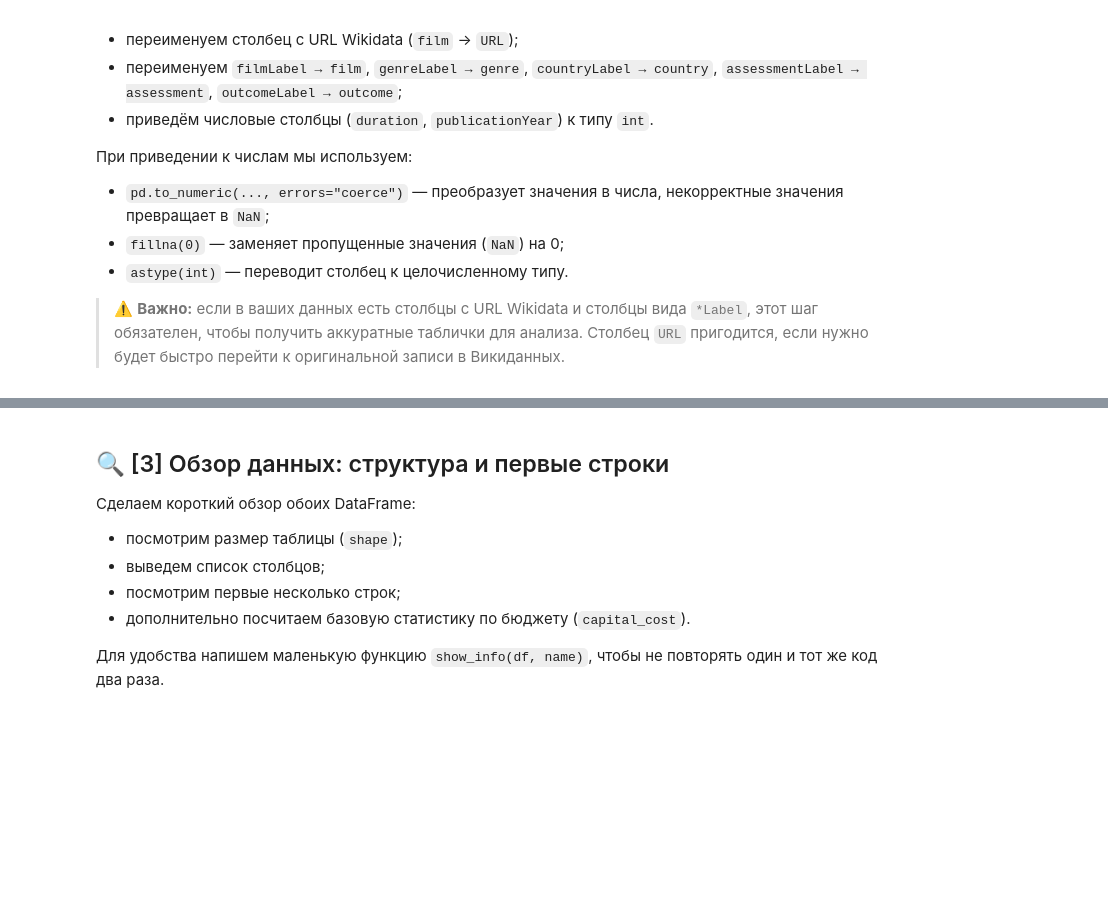
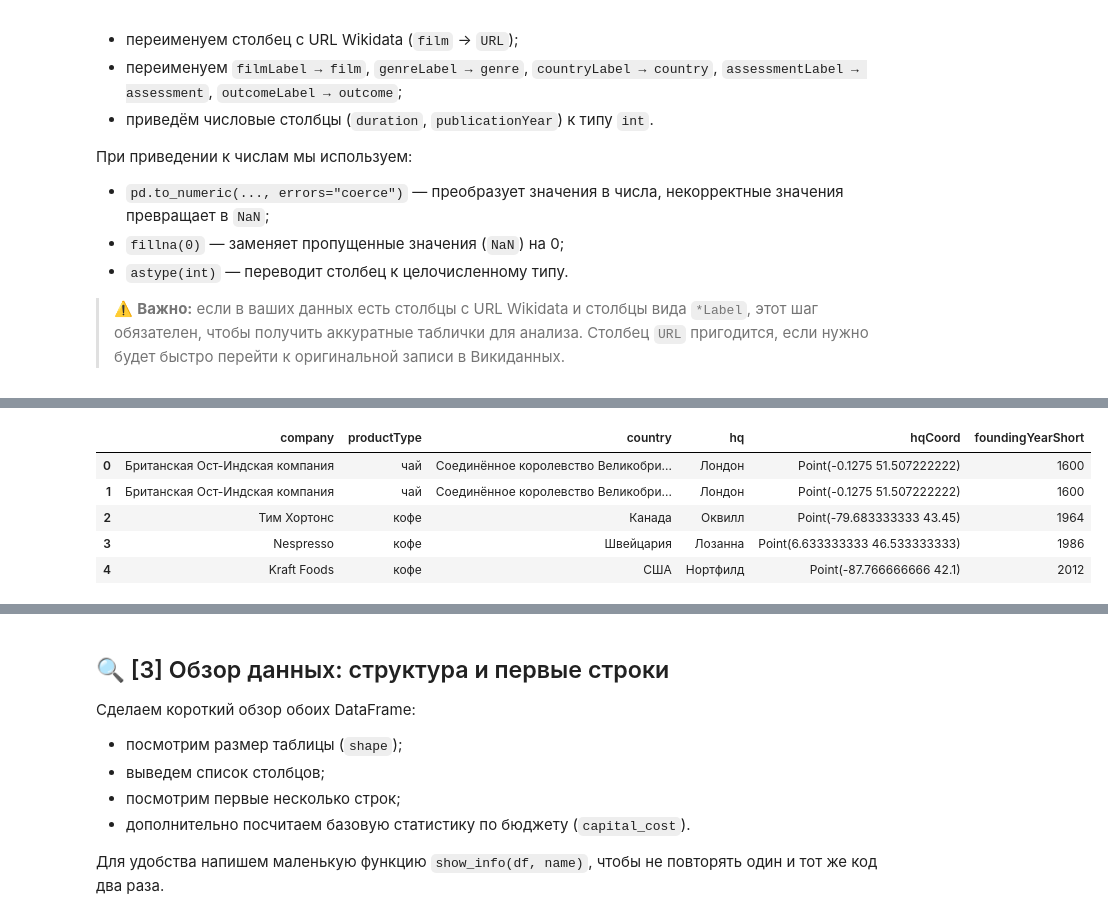
Before and after one commit to dklishta/python-ai-Gailunaite-Darya, a Jupyter notebook: notebooks/week2b_read_csv.ipynb, the cells around one changed output, grey strips where cells are left out. Saved outputs shown, nothing was run; the diff lists cells and outputs as text; code cells hidden in the pictures; blank space fills up the shorter version.

```diff
--- a/notebooks/week2b_read_csv.ipynb
+++ b/notebooks/week2b_read_csv.ipynb
@@ -115,0 +75,90 @@ print("\n✅ Данные готовы к анализу")
+# %%
+# 🧹 Шаг 2B. Очистка и переименование столбцов для tea_coffee_info.csv
+# (с защитой от NameError и улучшенной загрузкой данных)
+
+import pandas as pd
+import os
+
+# 🔁 Если df не определён — пробуем загрузить файл заново
+if 'df' not in globals():
+    print("⚠️ Переменная 'df' не найдена. Пробуем загрузить данные...")
+
+    file_path = "data/tea_coffee_info.csv"
+
+    # Проверяем существование файла
+    if not os.path.exists(file_path):
+        # Пробуем альтернативные пути (частая проблема в Colab)
+        alt_paths = [
+            "/content/python-ai-Gailunaite-Darya/data/tea_coffee_info.csv",
+            "tea_coffee_info.csv",
+            "../data/tea_coffee_info.csv"
+        ]
+        for alt in alt_paths:
+            if os.path.exists(alt):
+                file_path = alt
+                print(f"✅ Файл найден по альтернативному пути: {file_path}")
+                break
+        else:
+            raise FileNotFoundError(
+                f"❌ Файл не найден!\n"
+                f"Текущая папка: {os.getcwd()}\n"
+                f"Ожидаемый путь: data/tea_coffee_info.csv\n"
+                f"Содержимое текущей папки: {os.listdir('.')}"
+            )
+
+    # Пробуем разные кодировки и разделители
+    df = None
+    for encoding in ["utf-8", "cp1251", "utf-8-sig"]:
+        for sep in [",", ";", "\t"]:
+            try:
+                df = pd.read_csv(file_path, encoding=encoding, sep=sep)
+                print(f"✅ Файл успешно загружен: encoding='{encoding}', sep='{sep}'")
+                break
+            except Exception:
+                continue
+        if df is not None:
+            break
+
+    if df is None:
+        raise ValueError(
+            "❌ Не удалось прочитать CSV-файл.\n"
+            "Проверьте: кодировку файла, разделитель, целостность данных."
+        )
+
+# ============================================================
+# 🧹 Основная логика очистки и переименования
+# ============================================================
+
+# 1) Удаляем технический столбец с URL Wikidata (если существует)
+if "company" in df.columns:
+    df = df.drop(columns=["company"])
+    print("✅ Столбец 'company' (URL) удалён")
+else:
+    print("⏭️ Столбец 'company' не найден, пропускаем удаление")
+
+# 2) Переименовываем столбцы: убираем суффикс Label
+rename_map = {
+    "companyLabel": "company",
+    "productTypeLabel": "productType",
+    "countryLabel": "country",
+    "hqLabel": "hq",
+}
+df = df.rename(columns={k: v for k, v in rename_map.items() if k in df.columns})
+print("✅ Столбцы переименованы:", list(df.columns))
+
+# 3) Приводим foundingYearShort к числовому типу (если столбец существует)
+if "foundingYearShort" in df.columns:
+    df["foundingYearShort"] = pd.to_numeric(
+        df["foundingYearShort"], errors="coerce"
+    ).fillna(0).astype(int)
+    print("✅ foundingYearShort приведён к типу int")
+else:
+    print("⏭️ Столбец foundingYearShort не найден, пропускаем преобразование")
+
+# 4) Показываем результат
+print("\n📋 Первые 5 строк после очистки:")
+display(df.head())
+
+print(f"\n📊 Информация о DataFrame: {df.shape[0]} строк, {df.shape[1]} столбцов")
+print("\n✅ Данные готовы к анализу")
+# %% [output]
@@ -115,0 +172,6 @@ print("\n✅ Данные готовы к анализу")
+|  | company | productType | country | hq | hqCoord | foundingYearShort |
+| 0 | Британская Ост-Индская компания | чай | Соединённое королевство Великобри... | Лондон | Point(-0.1275 51.507222222) | 1600 |
+| 1 | Британская Ост-Индская компания | чай | Соединённое королевство Великобри... | Лондон | Point(-0.1275 51.507222222) | 1600 |
+| 2 | Тим Хортонс | кофе | Канада | Оквилл | Point(-79.683333333 43.45) | 1964 |
+| 3 | Nespresso | кофе | Швейцария | Лозанна | Point(6.633333333 46.533333333) | 1986 |
+| 4 | Kraft Foods | кофе | США | Нортфилд | Point(-87.766666666 42.1) | 2012 |
```
Also changed, not shown: parts of 2 cells of this notebook.
